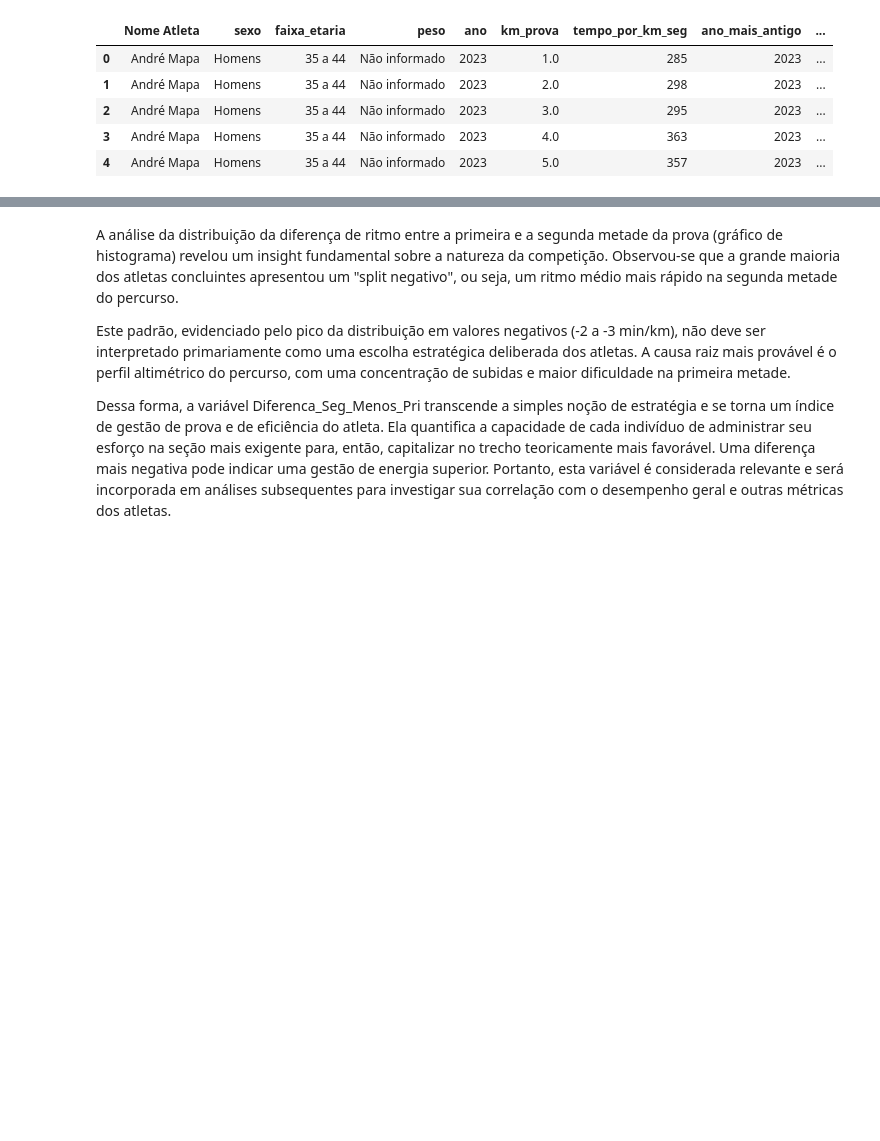
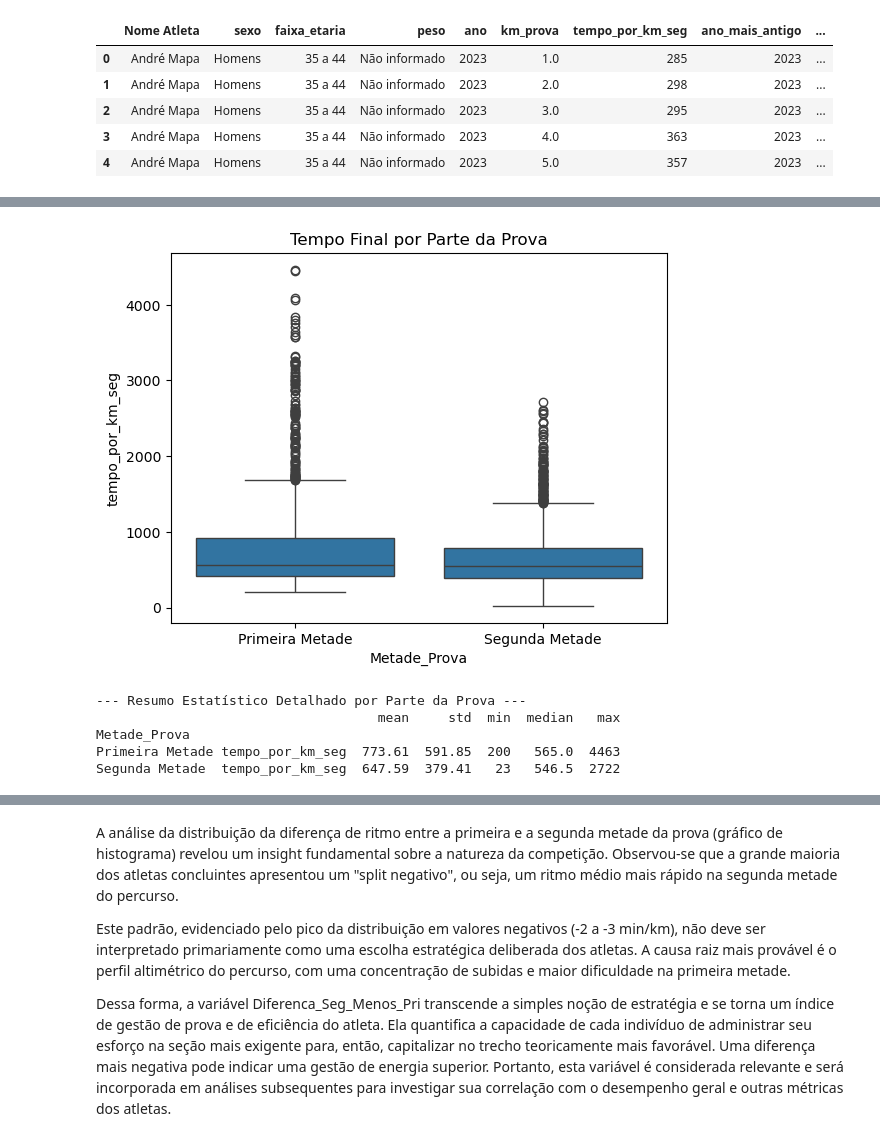
Before and after one commit to joaomts/-strava_analytics, a Jupyter notebook: analises_provas.ipynb, the cells around one changed output, grey strips where cells are left out. Saved outputs shown, nothing was run; the diff lists cells and outputs as text; code cells hidden in the pictures; blank space fills up the shorter version.

```diff
--- a/analises_provas.ipynb
+++ b/analises_provas.ipynb
@@ -388,0 +463,29 @@ df_metade.head(5)
+# %%
+sns.boxplot(data=df_metade, x="Metade_Prova", y="tempo_por_km_seg")
+plt.title("Tempo Final por Parte da Prova")
+plt.show()
+# %% [output]
+[figure, added]
+# %%
+estatisticas_describe = ["mean", "std", "min", "median", "max"]
+
+# 2. Crie o dicionário de agregação, passando a lista de estatísticas para cada coluna
+resumo_completo = (
+    df_metade.groupby("Metade_Prova")
+    .agg(
+        {
+            "tempo_por_km_seg": estatisticas_describe
+        }
+    )
+    .stack(level=0)
+)
+
+# 3. Imprima o resultado. Usar .round(2) ajuda na visualização.
+print("--- Resumo Estatístico Detalhado por Parte da Prova ---")
+print(resumo_completo.round(2))
+# %% [output]
+--- Resumo Estatístico Detalhado por Parte da Prova ---
+                                    mean     std  min  median   max
+Metade_Prova
+Primeira Metade tempo_por_km_seg  773.61  591.85  200   565.0  4463
+Segunda Metade  tempo_por_km_seg  647.59  379.41   23   546.5  2722
```
Also changed, not shown: parts of 37 cells of this notebook, 10 other files.
